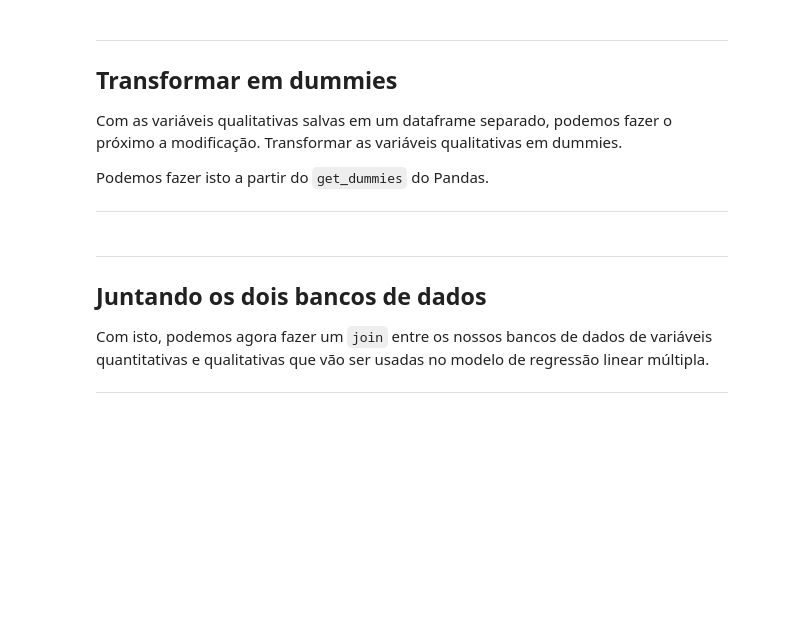
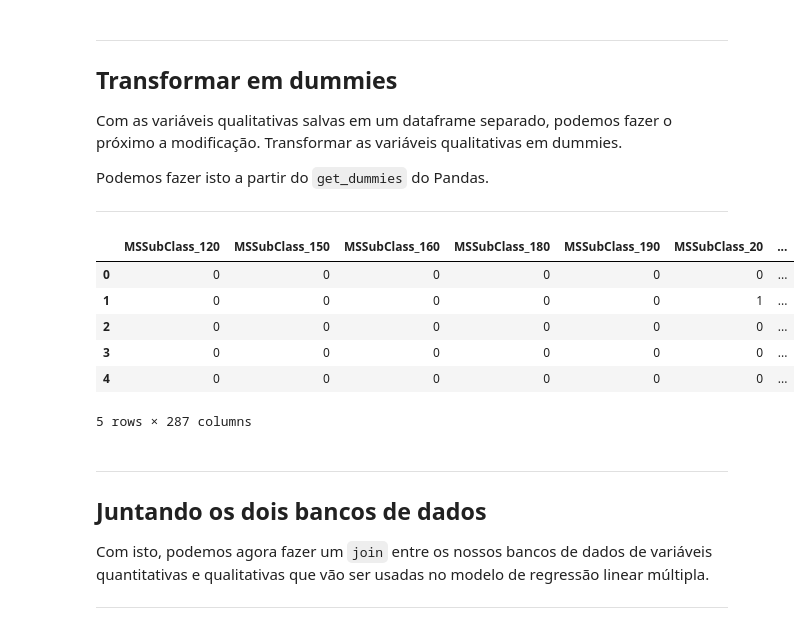
Before and after one commit to barbosarafael/Projetos, a Jupyter notebook: House Prices - Advanced Regression Techniques/notebook_house_prices.ipynb, the cells around one changed output. Drawn from its saved outputs; the diff is of its cells as text; code cells hidden in the pictures; blank space fills up the shorter version.

```diff
--- a/House Prices - Advanced Regression Techniques/notebook_house_prices.ipynb
+++ b/House Prices - Advanced Regression Techniques/notebook_house_prices.ipynb
@@ -680,9 +763,9 @@ A próxima modificação é fazer com que o Python entenda que aquelas variávei
 
 ---
 # %%
-treino["MSSubClass"] = treino["MSSubClass"].astype(str)
-treino["OverallQual"] = treino["OverallQual"].astype(str)
-treino["OverallCond"] = treino["OverallCond"].astype(str)
+banco_geral["MSSubClass"] = banco_geral["MSSubClass"].astype(str)
+banco_geral["OverallQual"] = banco_geral["OverallQual"].astype(str)
+banco_geral["OverallCond"] = banco_geral["OverallCond"].astype(str)
 # %% [markdown]
 ---
 
@@ -716,3 +797,15 @@ var_qual_treino = pd.get_dummies(var_qual_treino)
+# %%
+banco_geral_qualit = pd.get_dummies(banco_geral_qualit)
+
+banco_geral_qualit.head()
+# %% [output]
+|  | MSSubClass_120 | MSSubClass_150 | MSSubClass_160 | MSSubClass_180 | MSSubClass_190 | MSSubClass_20 | ... |
+| 0 | 0 | 0 | 0 | 0 | 0 | 0 | ... |
+| 1 | 0 | 0 | 0 | 0 | 0 | 1 | ... |
+| 2 | 0 | 0 | 0 | 0 | 0 | 0 | ... |
+| 3 | 0 | 0 | 0 | 0 | 0 | 0 | ... |
+| 4 | 0 | 0 | 0 | 0 | 0 | 0 | ... |
+5 rows × 287 columns
 # %% [markdown]
 ---
 
```
Also changed, not shown: parts of 31 cells of this notebook.
